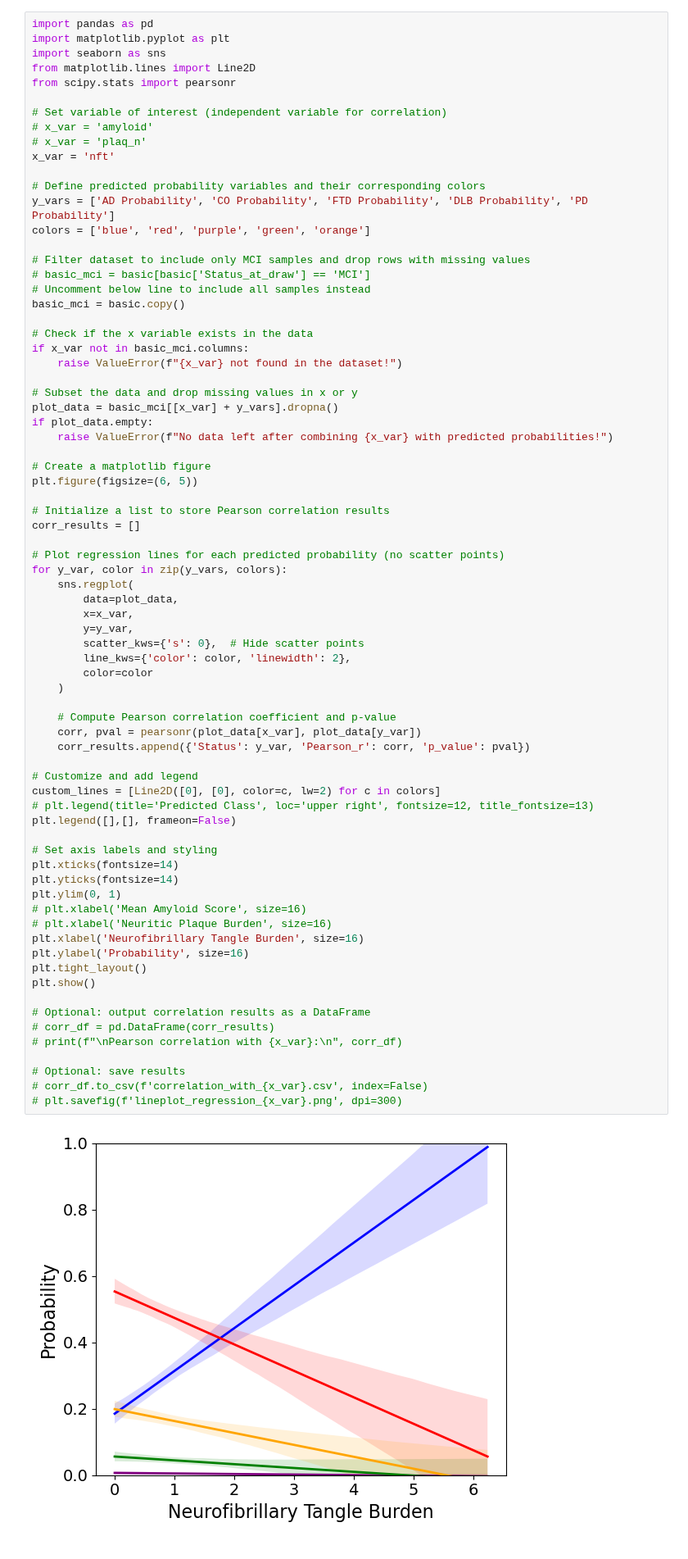
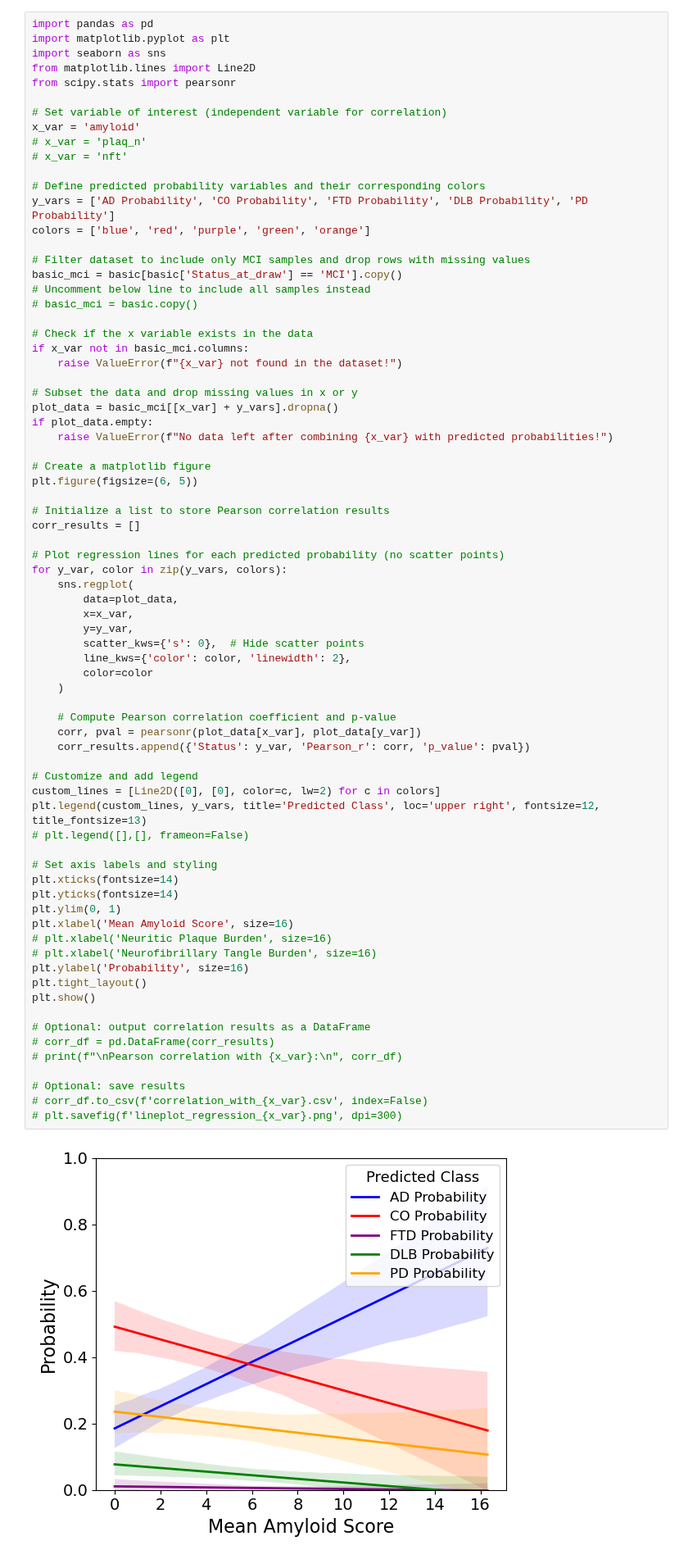
Before and after one commit to YingXu001/CSF_Plasma_Proteomics_AI_Classifier, a Jupyter notebook: ROSMAP_Neuro_Correlation_PUB.ipynb, the cells around one changed output. Shown at 82% size. Drawn from its saved outputs; the diff is of its cells as text.

```diff
--- a/ROSMAP_Neuro_Correlation_PUB.ipynb
+++ b/ROSMAP_Neuro_Correlation_PUB.ipynb
@@ -145,18 +156,18 @@ from matplotlib.lines import Line2D
 from scipy.stats import pearsonr
 
 # Set variable of interest (independent variable for correlation)
-# x_var = 'amyloid'
+x_var = 'amyloid'
 # x_var = 'plaq_n'
-x_var = 'nft'
+# x_var = 'nft'
 
 # Define predicted probability variables and their corresponding colors
 y_vars = ['AD Probability', 'CO Probability', 'FTD Probability', 'DLB Probability', 'PD Probability']
 colors = ['blue', 'red', 'purple', 'green', 'orange']
 
 # Filter dataset to include only MCI samples and drop rows with missing values
-# basic_mci = basic[basic['Status_at_draw'] == 'MCI']
+basic_mci = basic[basic['Status_at_draw'] == 'MCI'].copy()
 # Uncomment below line to include all samples instead
-basic_mci = basic.copy()
+# basic_mci = basic.copy()
 
 # Check if the x variable exists in the data
 if x_var not in basic_mci.columns:
@@ -181,38 +192,38 @@ for y_var, color in zip(y_vars, colors):
         y=y_var,
         scatter_kws={'s': 0},  # Hide scatter points
         line_kws={'color': color, 'linewidth': 2},
         color=color
     )
 
     # Compute Pearson correlation coefficient and p-value
     corr, pval = pearsonr(plot_data[x_var], plot_data[y_var])
     corr_results.append({'Status': y_var, 'Pearson_r': corr, 'p_value': pval})
 
 # Customize and add legend
 custom_lines = [Line2D([0], [0], color=c, lw=2) for c in colors]
-# plt.legend(title='Predicted Class', loc='upper right', fontsize=12, title_fontsize=13)
-plt.legend([],[], frameon=False)
+plt.legend(custom_lines, y_vars, title='Predicted Class', loc='upper right', fontsize=12, title_fontsize=13)
+# plt.legend([],[], frameon=False)
 
 # Set axis labels and styling
 plt.xticks(fontsize=14)
 plt.yticks(fontsize=14)
 plt.ylim(0, 1)
-# plt.xlabel('Mean Amyloid Score', size=16)
+plt.xlabel('Mean Amyloid Score', size=16)
 # plt.xlabel('Neuritic Plaque Burden', size=16)
-plt.xlabel('Neurofibrillary Tangle Burden', size=16)
+# plt.xlabel('Neurofibrillary Tangle Burden', size=16)
 plt.ylabel('Probability', size=16)
 plt.tight_layout()
 plt.show()
 
 # Optional: output correlation results as a DataFrame
 # corr_df = pd.DataFrame(corr_results)
 # print(f"\nPearson correlation with {x_var}:\n", corr_df)
 
 # Optional: save results
 # corr_df.to_csv(f'correlation_with_{x_var}.csv', index=False)
 # plt.savefig(f'lineplot_regression_{x_var}.png', dpi=300)
 # %% [output]
-[figure, old version]
+[figure, new version]
 # %%
 import pandas as pd
 import seaborn as sns
```
Also changed, not shown: parts of 10 cells of this notebook.
